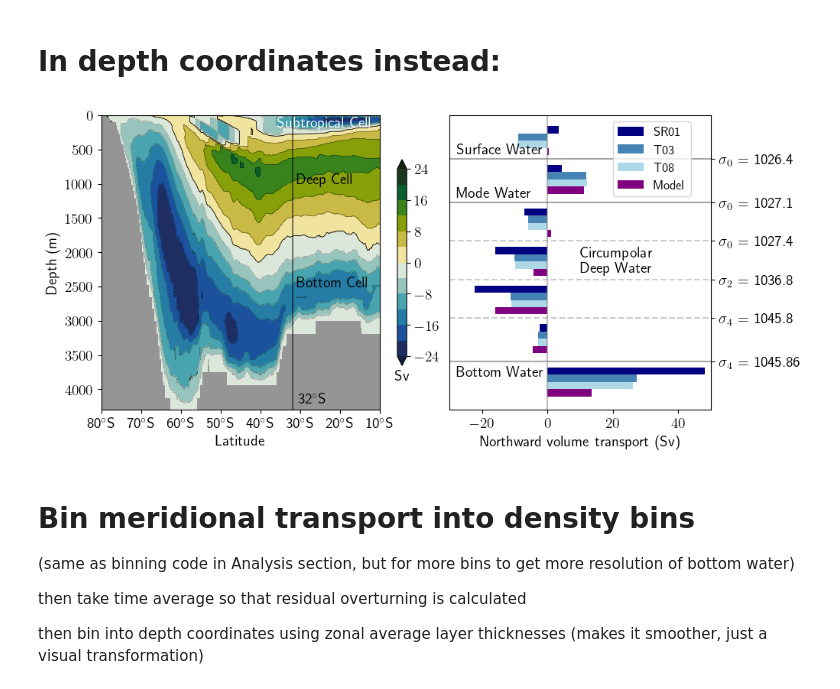
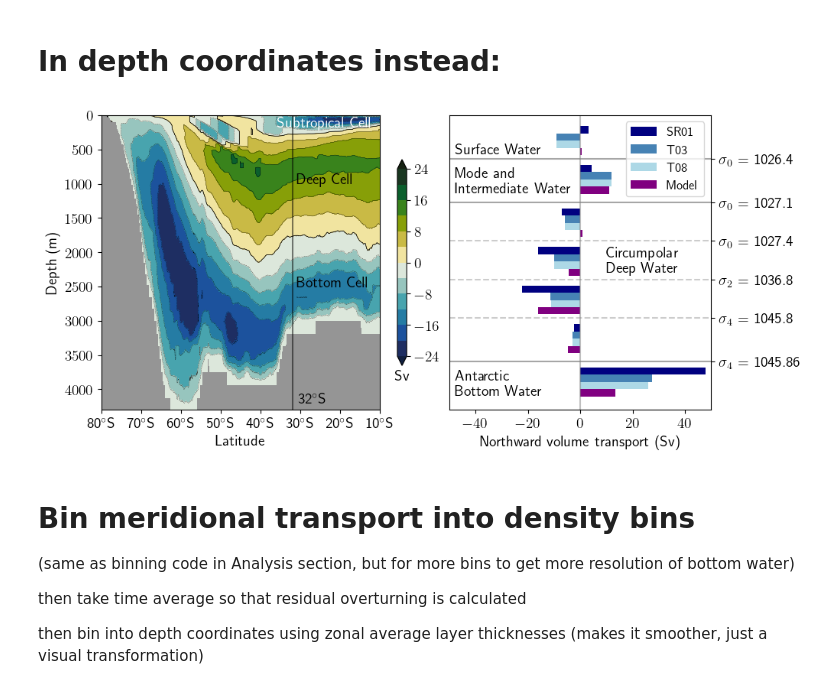
Before and after one commit to claireyung/Topographic_Hotspots_Upwelling-Paper_Code, a Jupyter notebook: Figure_Code/Fig4.3-OverturningModelEval.ipynb, the cells around one changed output. Drawn from its saved outputs; the diff is of its cells as text; code cells hidden in the pictures.

```diff
--- a/Figure_Code/Fig4.3-OverturningModelEval.ipynb
+++ b/Figure_Code/Fig4.3-OverturningModelEval.ipynb
@@ -223,43 +223,43 @@ ax1.set_ylim(6.8,0.7)
 ax1.set_yticklabels(['','$\sigma_0$ = 1026.4','$\sigma_0$ = 1027.1','$\sigma_0$ = 1027.4',
                    '$\sigma_2$ = 1036.8','$\sigma_4$ = 1045.8','$\sigma_4$ = 1045.86'], rotation = 0);
 
-ax1.legend(fontsize = 12, bbox_to_anchor=(0.6,1))
+ax1.legend(fontsize = 12, bbox_to_anchor=(0.65,1))
 ax1.vlines(0,0,6.8, color = 'grey', alpha = 0.5)
-ax1.hlines([1.6,2.5,5.8],-30,50, color = 'grey', alpha = 0.7)
-ax1.hlines([3.3,4.1,4.9],-30,50, color = 'grey', alpha = 0.4, linestyle = '--')
+ax1.hlines([1.6,2.5,5.8],-50,50, color = 'grey', alpha = 0.7)
+ax1.hlines([3.3,4.1,4.9],-50,50, color = 'grey', alpha = 0.4, linestyle = '--')
 
-ax1.text(-28,1.5,'Surface Water')
-ax1.text(-28,2.4,'Mode Water')
+ax1.text(-48,1.5,'Surface Water')
+ax1.text(-48,2.3,'Mode and \n Intermediate Water')
 ax1.text(10,3.95,'Circumpolar \nDeep Water')
-ax1.text(-28,6.1,'Bottom Water')
+ax1.text(-48,6.5,'Antarctic \n Bottom Water')
 ax1.set_xlabel('Northward volume transport (Sv)')
-ax1.set_xlim(-30,50)
+ax1.set_xlim(-50,50)
 clev = np.arange(-24,25,4)
 p1=ax0.contourf(psi_avg.grid_yu_ocean,psi_avg.z_bins, psi_avg, cmap='cmo.delta', levels=clev, extend='both')
 cb=fig.colorbar(p1, ax = ax0,orientation='vertical', shrink = 0.7)
 cb.ax.set_xlabel('Sv')
 
 ax0.contour(psi_avg.grid_yu_ocean,psi_avg.z_bins, psi_avg, levels=clev, colors='k', linewidths=0.25)
 ax0.contour(psi_avg.grid_yu_ocean,psi_avg.z_bins, psi_avg, levels=[0.0,], colors='k', linewidths=0.5)
 ax0.contourf(psi_avg.grid_yu_ocean,psi_avg.z_bins, psi_avg.where(psi_avg==0)*0+1,cmap = 'Greys', add_colorbar = False, levels = [0,1])
 ax0.text(-30.5,4200,'32$^\circ$S')
 ax0.vlines(-32,0,4500,color = 'k', alpha = 0.5)
 ax0.text(-31,2500,'Bottom Cell')
 ax0.text(-31,1000,'Deep Cell')
 ax0.text(-36,170,'Subtropical Cell', color = 'w')
 
 ax0.invert_yaxis()
 ax0.set_ylabel('Depth (m)')
 ax0.set_xlabel('Latitude')
 ax0.set_xlim([-80,-10])
 X = np.arange(-80,-9,10)
 ax0.set_xticks(X)
 ax0.set_xticklabels(('80$^\circ$S','70$^\circ$S','60$^\circ$S','50$^\circ$S','40$^\circ$S','30$^\circ$S','20$^\circ$S', '10$^\circ$S'));
 plt.subplots_adjust(wspace = 0, right = 0.85)
 ax0.set_ylim(4300,0)
 plt.savefig('obsobverturningdepth.png',dpi = 400)
 # %% [output]
-[figure, old version]
+[figure, new version]
 # %% [markdown]
 # Bin meridional transport into density bins
 (same as binning code in Analysis section, but for more bins to get more resolution of bottom water)
```
Also changed, not shown: 18 other files.
